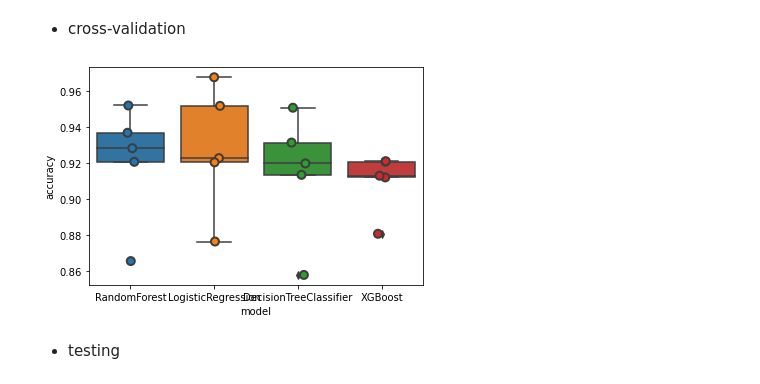
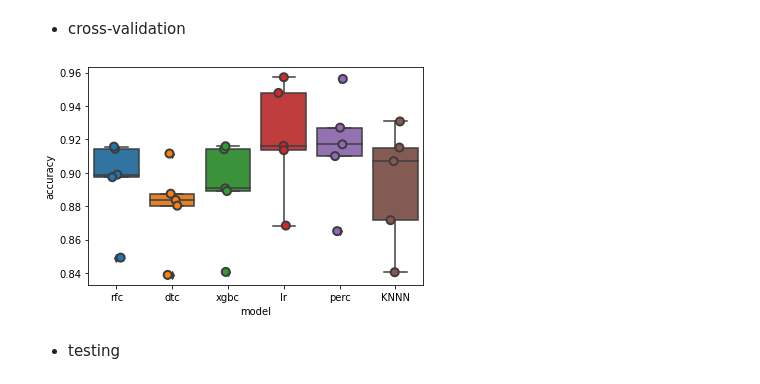
Before and after one commit to lugonthier/credit_card_fraud_detection, a Jupyter notebook: model_building_V3.ipynb, the cells around one changed output. Drawn from its saved outputs; the diff is of its cells as text; code cells hidden in the pictures.

```diff
--- a/model_building_V3.ipynb
+++ b/model_building_V3.ipynb
@@ -243,6 +243,35 @@ print(best_estimators)
            validation_fraction=0.1, verbose=0, warm_start=False), KNeighborsClassifier(algorithm='auto', leaf_size=30, metric='minkowski',
                      metric_params=None, n_jobs=None, n_neighbors=2, p=2,
                      weights='uniform')]
+# %%
+best_estimators = [RandomForestClassifier(bootstrap=True, ccp_alpha=0.0, class_weight=None,
+                       criterion='entropy', max_depth=14, max_features='log2',
+                       max_leaf_nodes=None, max_samples=None,
+                       min_impurity_decrease=0.0, min_impurity_split=None,
+                       min_samples_leaf=1, min_samples_split=2,
+                       min_weight_fraction_leaf=0.0, n_estimators=50,
+                       n_jobs=None, oob_score=False, random_state=None,
+                       verbose=0, warm_start=False), DecisionTreeClassifier(ccp_alpha=0.0, class_weight=None, criterion='entropy',
+                       max_depth=19, max_features='auto', max_leaf_nodes=None,
+                       min_impurity_decrease=0.0, min_impurity_split=None,
+                       min_samples_leaf=1, min_samples_split=2,
+                       min_weight_fraction_leaf=0.0, presort='deprecated',
+                       random_state=None, splitter='best'), XGBClassifier(base_score=0.5, booster='gbtree', colsample_bylevel=1,
+              colsample_bynode=1, colsample_bytree=1, gamma=0,
+              learning_rate=0.75, max_delta_step=0, max_depth=7,
+              min_child_weight=1, missing=None, n_estimators=150, n_jobs=1,
+              nthread=None, objective='binary:logistic', random_state=0,
+              reg_alpha=0, reg_lambda=1, scale_pos_weight=1, seed=None,
+              silent=None, subsample=1, verbosity=1), LogisticRegression(C=0.01, class_weight=None, dual=False, fit_intercept=True,
+                   intercept_scaling=1, l1_ratio=None, max_iter=100,
+                   multi_class='auto', n_jobs=None, penalty='l2',
+                   random_state=None, solver='lbfgs', tol=0.0001, verbose=0,
+                   warm_start=False), Perceptron(alpha=0.0001, class_weight=None, early_stopping=False, eta0=1.0,
+           fit_intercept=True, max_iter=1000, n_iter_no_change=5, n_jobs=None,
+           penalty='l2', random_state=0, shuffle=True, tol=0.01,
+           validation_fraction=0.1, verbose=0, warm_start=False), KNeighborsClassifier(algorithm='auto', leaf_size=30, metric='minkowski',
+                     metric_params=None, n_jobs=None, n_neighbors=2, p=2,
+                     weights='uniform')]
 # %% [markdown]
 #STOP HERE
 # %% [markdown]
@@ -251,22 +280,23 @@ print(best_estimators)
 all_scores = []
 for estim in best_estimators:
     pipeline = imbalanced_make_pipeline(over, under, estim)
-    all_scores.append(cross_val_score(pipeline, X_origin_train, y_origin_train, cv=5, scoring='balanced_accuracy'))
+    all_scores.append(cross_val_score(pipeline, X_origin_train.values, y_origin_train.values, cv=5, scoring='balanced_accuracy'))
 # %%
 entries = []
+models = ['rfc', 'dtc', 'xgbc', 'lr', 'perc', 'KNNN']
 for i in range(0, len(all_scores)):
     for score in all_scores[i]:
         entries.append((models[i], score))
 
 cv_df = pd.DataFrame(entries, columns=['model','accuracy'])
 
 
 sns.boxplot(x='model', y='accuracy', data=cv_df)
 sns.stripplot(x='model', y='accuracy', data=cv_df,
                           size=8, jitter=True, edgecolor="gray", linewidth=2)
 plt.show()
 # %% [output]
-[figure, old version]
+[figure, new version]
 # %% [markdown]
 - testing
 # %%
```
Also changed, not shown: parts of 2 cells of this notebook.
